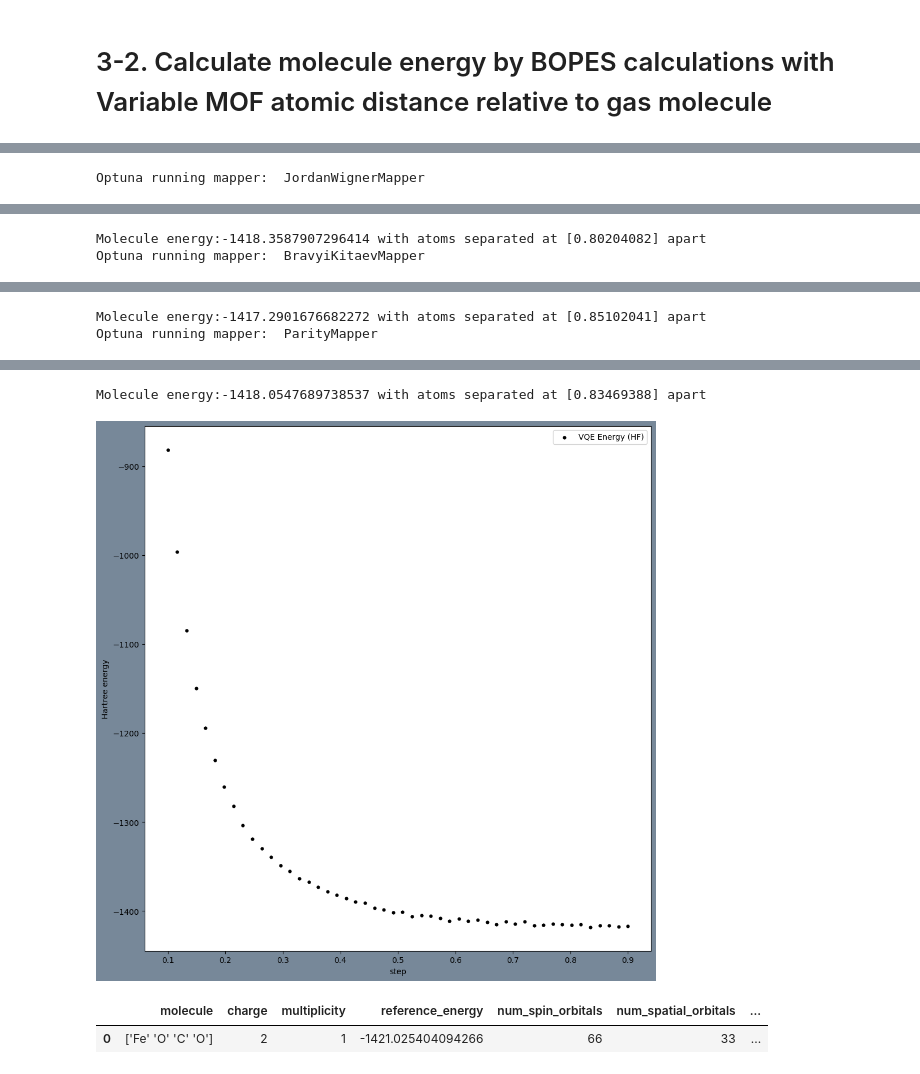
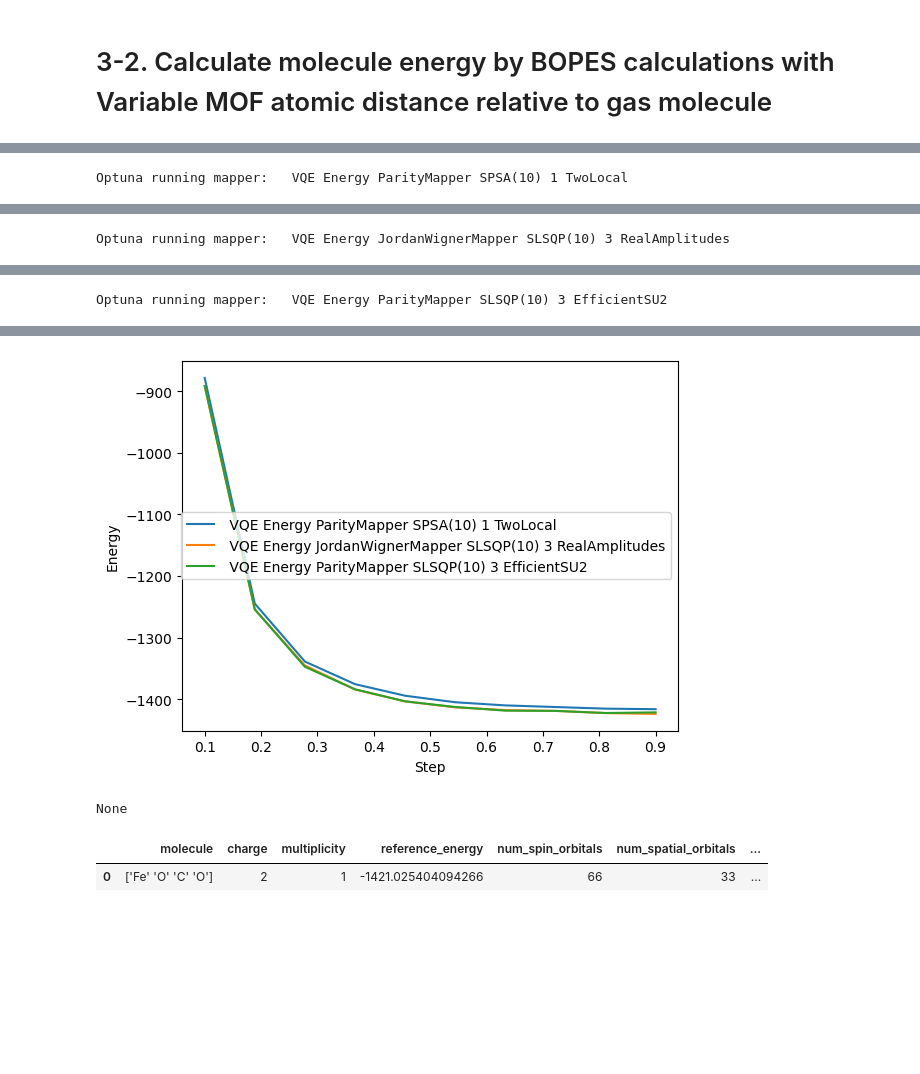
Before and after one commit to buttercutter/quantum-climate-challenge-2023, a Jupyter notebook: notebooks/deloitte_2023_quantux.ipynb, the cells around one changed output, grey strips where cells are left out. Drawn from its saved outputs; the diff is of its cells as text; code cells hidden in the pictures; blank space fills up the shorter version.

Commit message:
Updated Optuna collection graph
Added a collection graph to compare different VQE parameters.

```diff
--- a/notebooks/deloitte_2023_quantux.ipynb
+++ b/notebooks/deloitte_2023_quantux.ipynb
@@ -1129,7 +1129,7 @@ def create_optuna(molecule_name, multiplicity, charge, masses, atom_pair = (1, 0
                'atom_pair': atom_pair, # index start from 1
                'optimizer': optimizer,
                'ansatz': 'UCCSD',
-               'initial_circuit': 'PauliTwoDesign',
+               'initial_circuit': 'RealAmplitudes',
               },
 
     }
@@ -1146,10 +1165,14 @@ import optuna
 # %%
+import optuna
 # ==========
 # Input Dict
 # ==========
 
 dict_search_space = {
     'lst_mapper': ['JordanWignerMapper', 'BravyiKitaevMapper', 'ParityMapper'],
+    'optimizer': ['COBYLA', 'SLSQP', 'SPSA'],
+    'min_reps': 1, 'max_reps': 3,
+    'lst_initial_circuit': ['EfficientSU2', 'TwoLocal', 'PauliTwoDesign', 'RealAmplitudes', 'ExcitationPreserving'],
 }
 
 # ==========
@@ -1162,6 +1185,10 @@ def get_search_space(trial, h):
 
     search_space = {
         'sp_qubit_mapper': {'qm_mapper': trial.suggest_categorical('qm_mapper', h['lst_mapper'])},
+        'sp_optimizer': {'qm_optimizer': trial.suggest_categorical('optimizer_name', h['optimizer'])},
+        'sp_ansatz': {'reps': trial.suggest_int('reps', h['min_reps'], h['max_reps']),
+                      'initial_circuit': trial.suggest_categorical('initial_circuit', h['lst_initial_circuit']),
+                     },
         }
 
     return search_space
@@ -1203,6 +1230,10 @@ import logging, sys, operator
 study = optuna.create_study(pruner=optuna.pruners.PatientPruner(None, patience=9), direction='minimize')
 early_stopping = EarlyStoppingCallback(early_stopping_rounds=10, direction='minimize')
 
+optuna_steps = []
+optuna_energies = []
+optuna_labels = []
+
 def objective(trial): # To be replaced by returning min of get_a_molecule_bopes function
     molecule, hyperparameter = create_optuna(molecule_name='Fe2_CO2',multiplicity=1,charge=2,masses=[56, 1, 16, 1],
                        atom_pair = (0,1), freeze_remove=range(13,30), run_real = False,
@@ -1210,16 +1241,36 @@ def objective(trial): # To be replaced by returning min of get_a_molecule_bopes
 
     training_param_search_space = get_search_space(trial, dict_search_space)
     solver_type = 'vqe_simulator_noisy_0_0'
-    #solver_type = 'numpy_solver'
-    print("Optuna running mapper: ", training_param_search_space['sp_qubit_mapper']['qm_mapper'])
+    mapper = training_param_search_space['sp_qubit_mapper']['qm_mapper']
+    optimizer = training_param_search_space['sp_optimizer']['qm_optimizer']
+    iterations = 10 #training_param_search_space['sp_iteration']['maxiter']
+    repetitions = training_param_search_space['sp_ansatz']['reps']
+    initial_circuit = training_param_search_space['sp_ansatz']['initial_circuit']
+    hyperparameter['iterations'] = iterations
+    hyperparameter['reps'] = repetitions
+    hyperparameter['initial_circuit'] = initial_circuit
+    label = f" VQE Energy {mapper} {optimizer}({iterations}) {repetitions} {initial_circuit}"
+
+    print("Optuna running mapper: ", label)
     perturb_steps, energy_lst = get_a_molecule_bopes(input_value = molecule, hyperparam = hyperparameter, input_type = 'molecule',
                                          reduced = 'FreezeCore',
                                          basis = 'sto3g',
-                                         mapper_type = training_param_search_space['sp_qubit_mapper']['qm_mapper'],
+                                         mapper_type = mapper,
                                          solver_type = solver_type, method = 'gses',
-                                         perturbation_steps = np.linspace(0.1, 0.9, 50), #training_param_search_space['sp_qnspsa']['perturbation'],
-                                         optimizer = 'COBYLA', display_report = True, seed = _SEED)
+                                         perturbation_steps = np.linspace(0.1, 0.9, 10), #training_param_search_space['sp_qnspsa']['perturbation'],
+                                         optimizer = optimizer, display_report = False, seed = _SEED)
+    optuna_steps.append(perturb_steps)
+    optuna_energies.append(energy_lst)
+    optuna_labels.append(label)
+
     return min(energy_lst)
 
 study.optimize(objective, n_trials=3, callbacks=[early_stopping], timeout=3600)
+
+for i, step in enumerate(optuna_steps):
+    plt.plot(step, optuna_energies[i], label=optuna_labels[i])
+plt.xlabel('Step')
+plt.ylabel('Energy')
+plt.legend()
+display(plt.show())
 # %% [output]
@@ -1227 +1278 @@ study.optimize(objective, n_trials=3, callbacks=[early_stopping], timeout=3600)
-Optuna running mapper:  JordanWignerMapper
+Optuna running mapper:   VQE Energy ParityMapper SPSA(10) 1 TwoLocal
@@ -1229,2 +1280 @@ Optuna running mapper:  JordanWignerMapper
-Molecule energy:-1418.3587907296414 with atoms separated at [0.80204082] apart
-Optuna running mapper:  BravyiKitaevMapper
+Optuna running mapper:   VQE Energy JordanWignerMapper SLSQP(10) 3 RealAmplitudes
@@ -1232,2 +1282 @@ Optuna running mapper:  BravyiKitaevMapper
-Molecule energy:-1417.2901676682272 with atoms separated at [0.85102041] apart
-Optuna running mapper:  ParityMapper
+Optuna running mapper:   VQE Energy ParityMapper SLSQP(10) 3 EfficientSU2
@@ -1235,5 +1284,5 @@ Optuna running mapper:  ParityMapper
+[figure, new version]
-Molecule energy:-1418.0547689738537 with atoms separated at [0.83469388] apart
+None
-[figure, old version]
 # %%
 run_VQE_BOPES_Energies(molecule_name='Fe2_CO2',multiplicity=1,charge=2,masses=[56, 1, 16, 1],
                        atom_pair = (0,1), freeze_remove=range(13,30), run_real = False,
```
Also changed, not shown: parts of 11 cells of this notebook.
